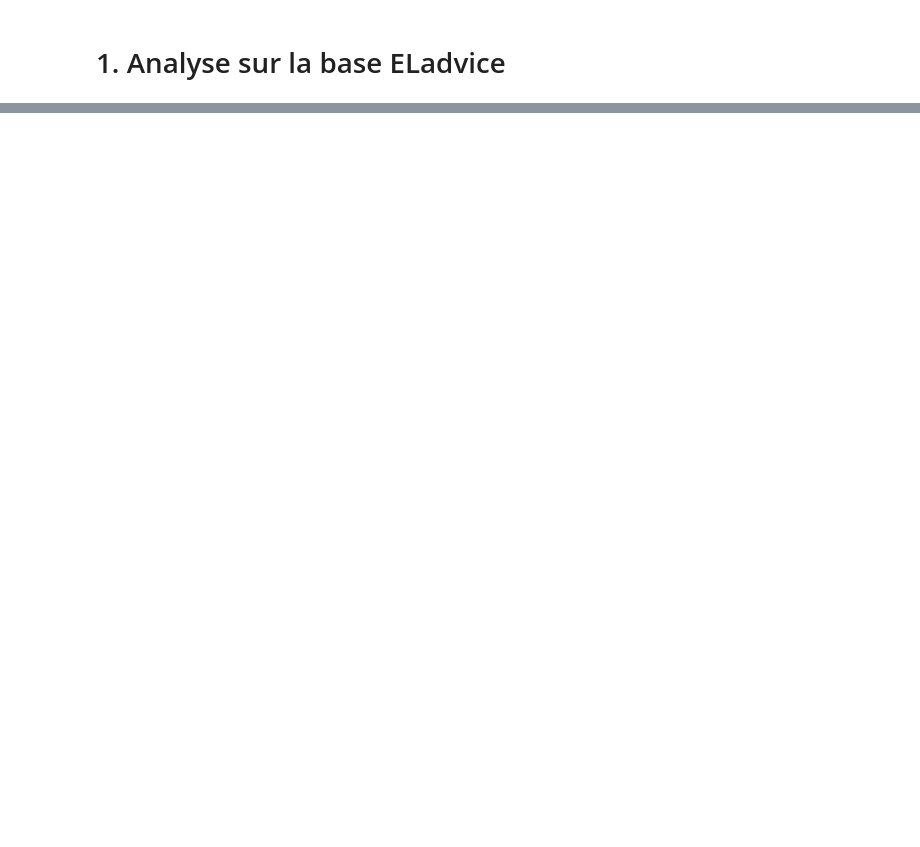
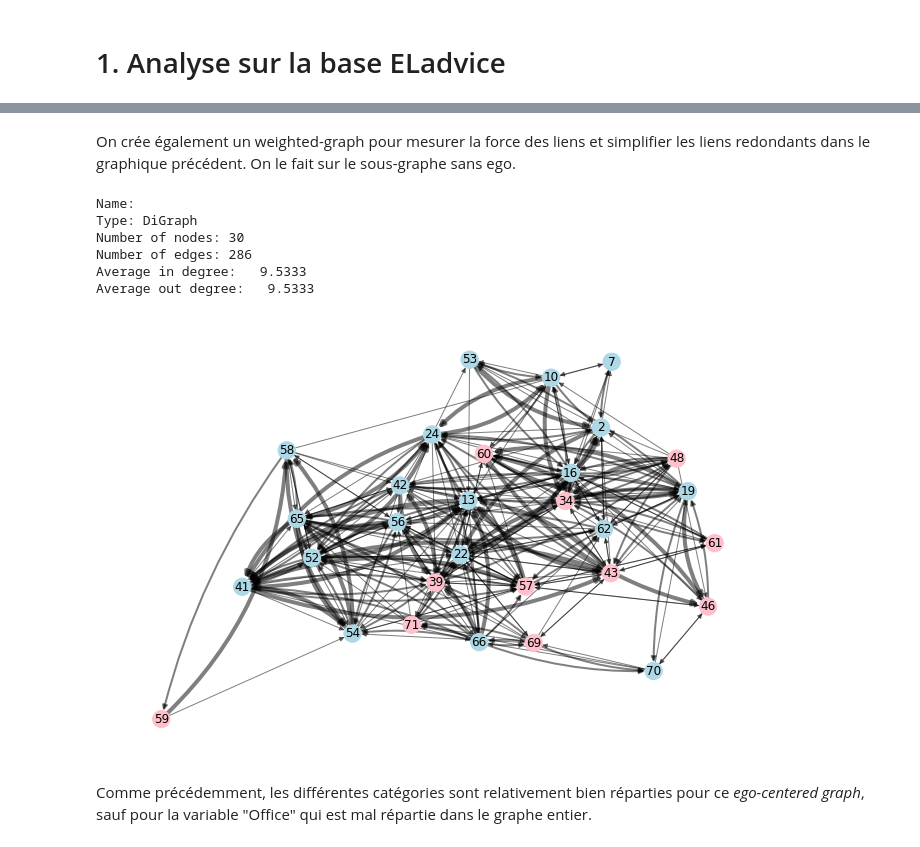
Before and after one commit to ARKEnsae/DM_Analyse_Reseaux, a Jupyter notebook: CC3/CC3_AQLT.ipynb, the cells around one changed output, grey strips where cells are left out. Drawn from its saved outputs; the diff is of its cells as text; code cells hidden in the pictures; blank space fills up the shorter version.

```diff
--- a/CC3/CC3_AQLT.ipynb
+++ b/CC3/CC3_AQLT.ipynb
@@ -414,0 +355,45 @@ print(nx.transitivity(Ego210WUG))
+# %% [markdown]
+On crée également un weighted-graph pour mesurer la force des liens et simplifier les liens redondants dans le graphique précédent. On le fait sur le sous-graphe sans ego.
+# %%
+ego_compWUG = nx.DiGraph()
+for u,v,data in ego_comp_noEgo.edges(data=True):
+    w = 1
+    if ego_compWUG.has_edge(u,v):
+        ego_compWUG[u][v]['weight'] += w
+    else:
+        ego_compWUG.add_edge(u, v, weight=w)
+ego_compWUG.add_nodes_from(ego_comp_noEgo.nodes(data=True))
+print(nx.info(ego_compWUG))
+
+weakTies = [(u, v) for (u, v, d) in ego_compWUG.edges(data=True) if d["weight"] == 1]
+mediumTies = [(u, v) for (u, v, d) in ego_compWUG.edges(data=True) if d["weight"] == 2]
+strongTies = [(u, v) for (u, v, d) in ego_compWUG.edges(data=True) if d["weight"] == 3]
+
+color = 'Gender'
+node_col = []
+for node in ego_compWUG.nodes(data=True):
+    if node[1][color]==1:
+        node_col.append('lightblue')
+    else:
+        node_col.append('pink')
+plt.figure(figsize=(12, 8))
+pos = nx.kamada_kawai_layout(ego_compWUG)
+# nodes
+nx.draw_networkx_nodes(ego_compWUG, pos, node_color = node_col,
+                       node_size = 300, alpha = 1)
+nx.draw_networkx_labels(ego_compWUG, pos)
+nx.draw_networkx_edges(ego_compWUG, pos, edgelist=weakTies, width=1,alpha=0.5,connectionstyle="arc3,rad=0.") # weak ties
+nx.draw_networkx_edges(ego_compWUG, pos, edgelist=mediumTies, width=2,alpha=0.5,connectionstyle="arc3,rad=0.1")  # medium ties
+nx.draw_networkx_edges(ego_compWUG, pos, edgelist=strongTies, width=4,alpha=0.5,connectionstyle="arc3,rad=0.2")  # strong ties
+plt.axis('off')
+plt.show()
+# %% [output]
+Name:
+Type: DiGraph
+Number of nodes: 30
+Number of edges: 286
+Average in degree:   9.5333
+Average out degree:   9.5333
+[figure, added]
+# %% [markdown]
+Comme précédemment, les différentes catégories sont relativement bien réparties pour ce *ego-centered graph*, sauf pour la variable "Office" qui est mal répartie dans le graphe entier.
```
Also changed, not shown: parts of 77 cells of this notebook, 2 other files.
